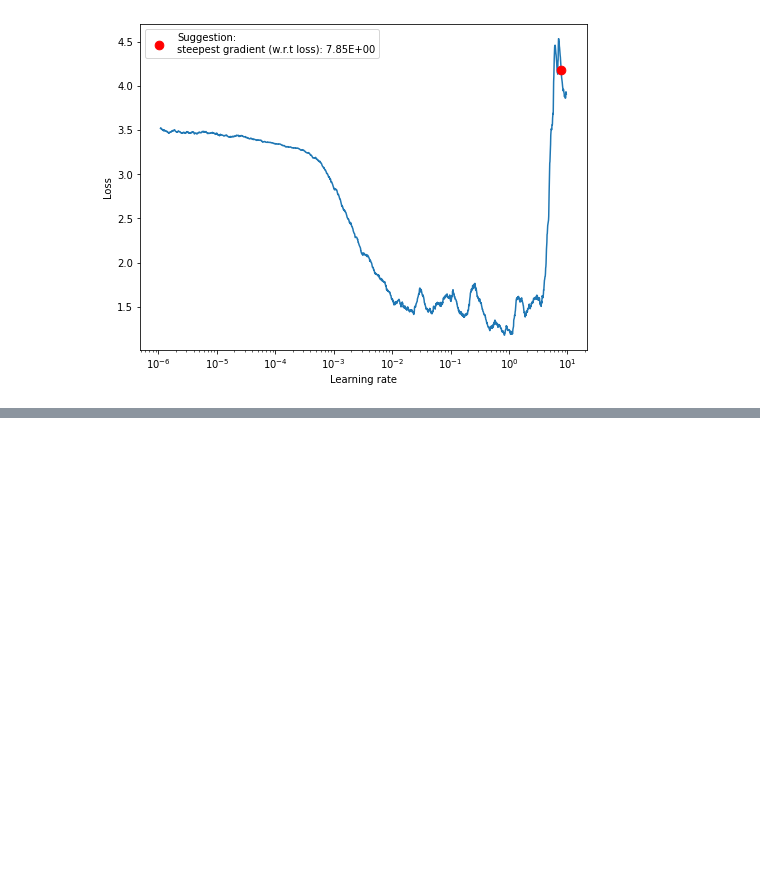
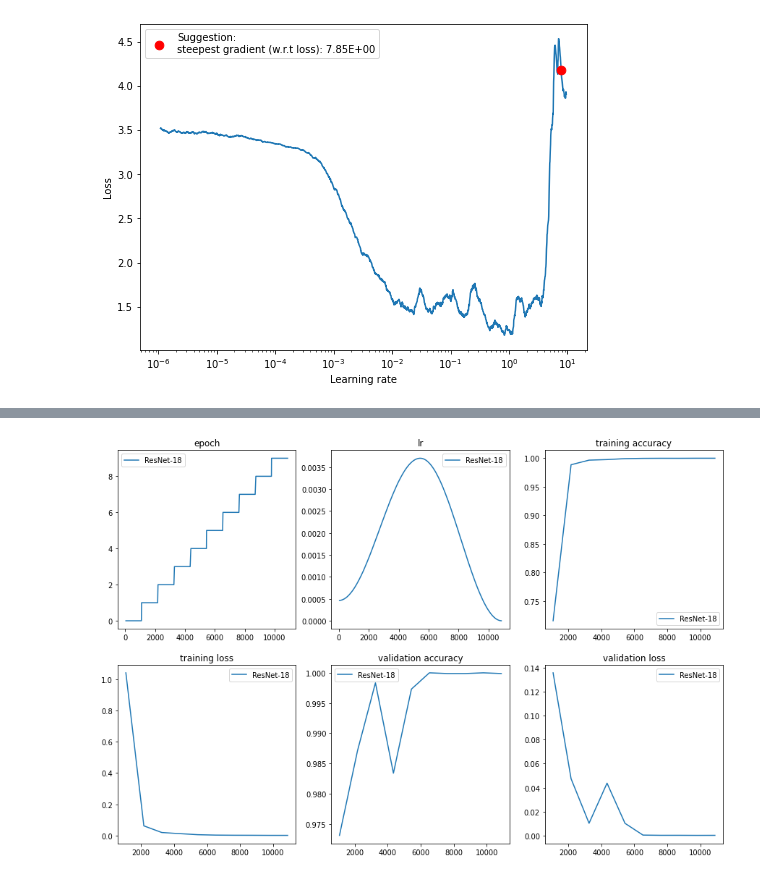
Before and after one commit to firekind/asl-model, a Jupyter notebook: notebook.ipynb, the cells around one changed output, grey strips where cells are left out. Cells and saved outputs as stored; diff of their text form; code cells hidden in the pictures; blank space fills up the shorter version.

```diff
--- a/notebook.ipynb
+++ b/notebook.ipynb
@@ -89,0 +102,2 @@ Running LR Finder:
+# %%
+exps[0].fit_one_cycle(max_lr=3.7e-3, max_at_epoch=5)
@@ -89,0 +122,4 @@ Running LR Finder:
+# %%
+exps[0].plot_scalars()
+# %% [output]
+[figure, added]
```
Also changed, not shown: parts of 4 cells of this notebook.
